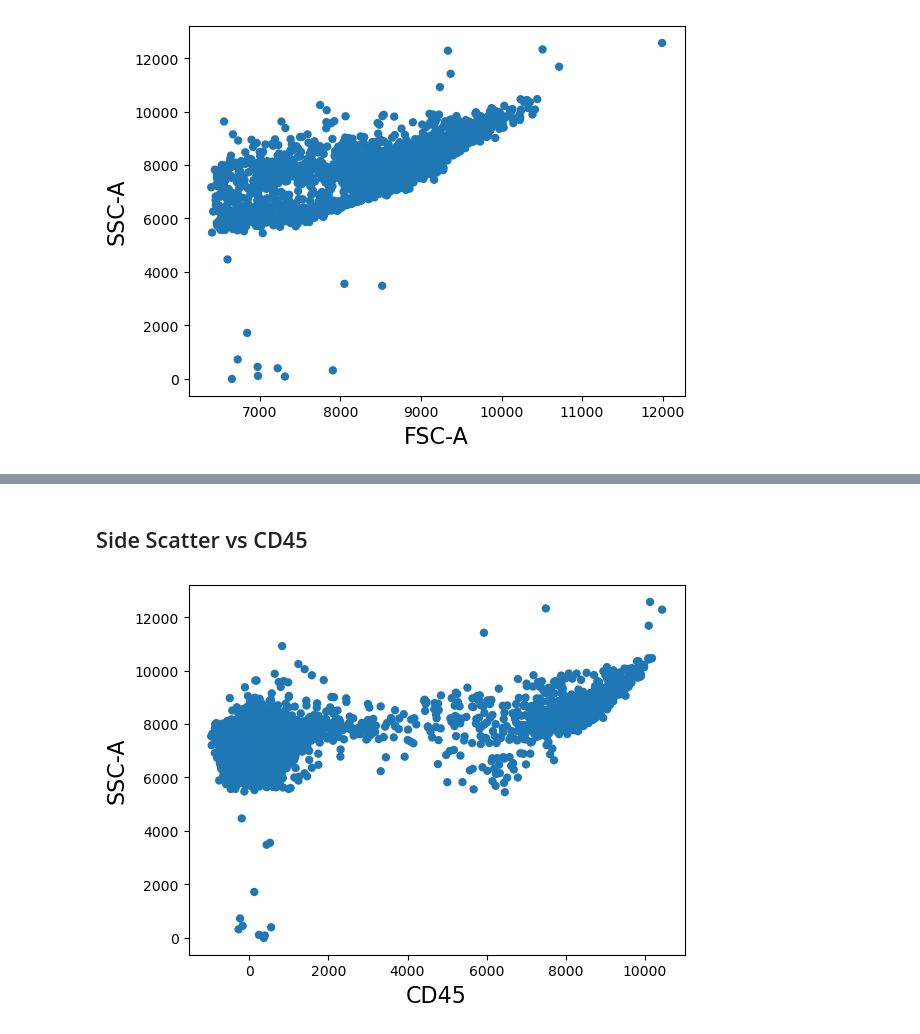
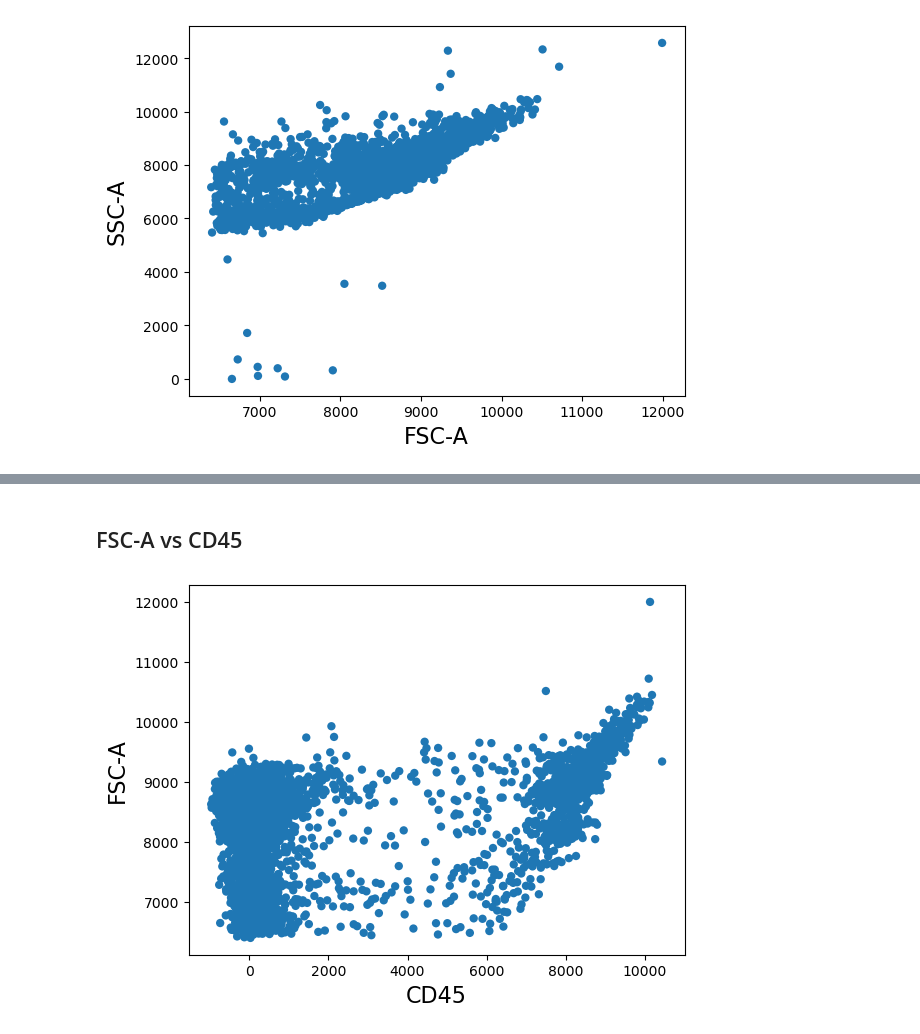
Before and after one commit to elenajusto/immunology-2, a Jupyter notebook: main.ipynb, the cells around one changed output, grey strips where cells are left out. Saved outputs shown, nothing was run; the diff lists cells and outputs as text; code cells hidden in the pictures.

```diff
--- a/main.ipynb
+++ b/main.ipynb
@@ -6,7 +6,7 @@ from FlowCytometryTools import test_data_dir, test_data_file
 # %%
 from FlowCytometryTools import FCMeasurement
 
-datafile=r"pod17.fcs"
+datafile=r"data_spleen-subset/11am_11am POD 17 complete.fcs"
 sample = FCMeasurement(ID='Test Sample', datafile=datafile)
 # %% [markdown]
 ## Channel Information
@@ -208,8 +216,8 @@ tsample.plot(['FSC-A','SSC-A'], kind='scatter');
 # %% [markdown]
-## Side Scatter vs CD45
+## FSC-A vs CD45
 # %%
 # Scatterplot
 figure();
-tsample.plot(['CD45','SSC-A'], kind='scatter');
+tsample.plot(['CD45','FSC-A'], kind='scatter');
 # %% [output]
-[figure, old version]
+[figure, new version]
```
Also changed, not shown: parts of 4 cells of this notebook, 1 other file.
